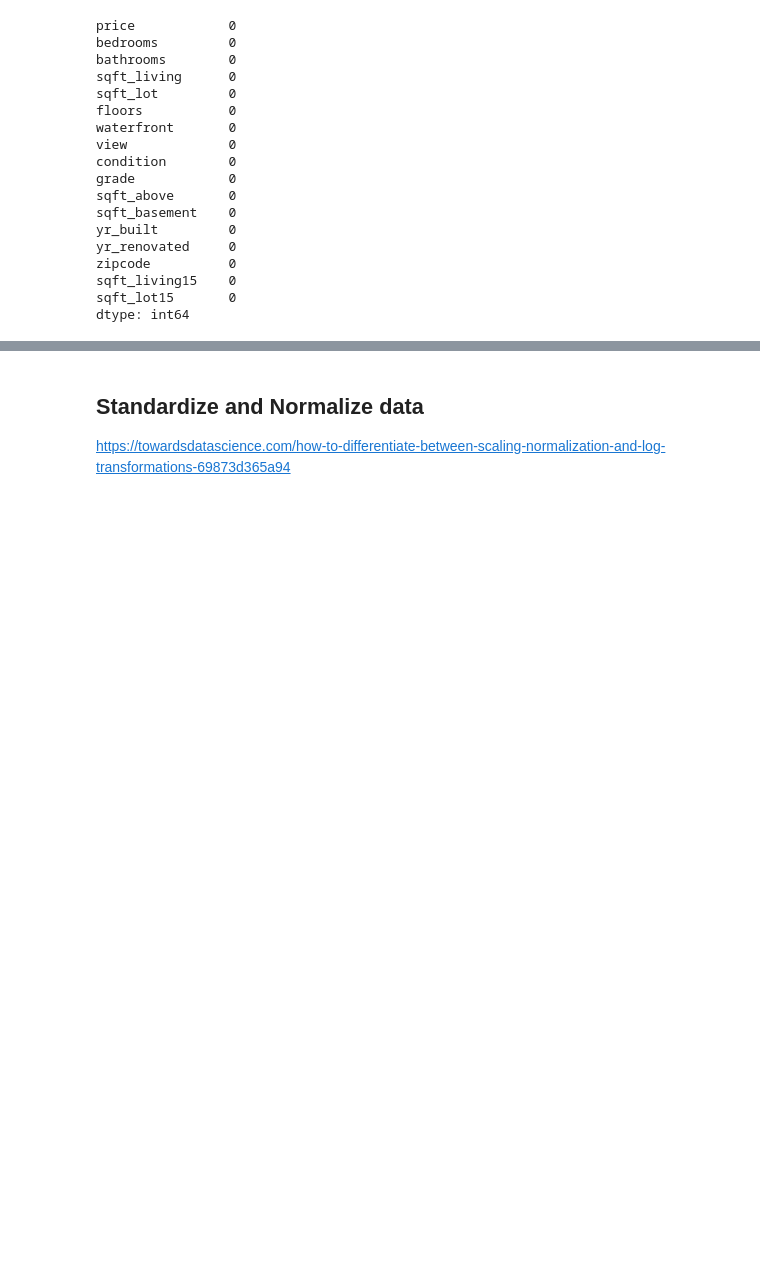
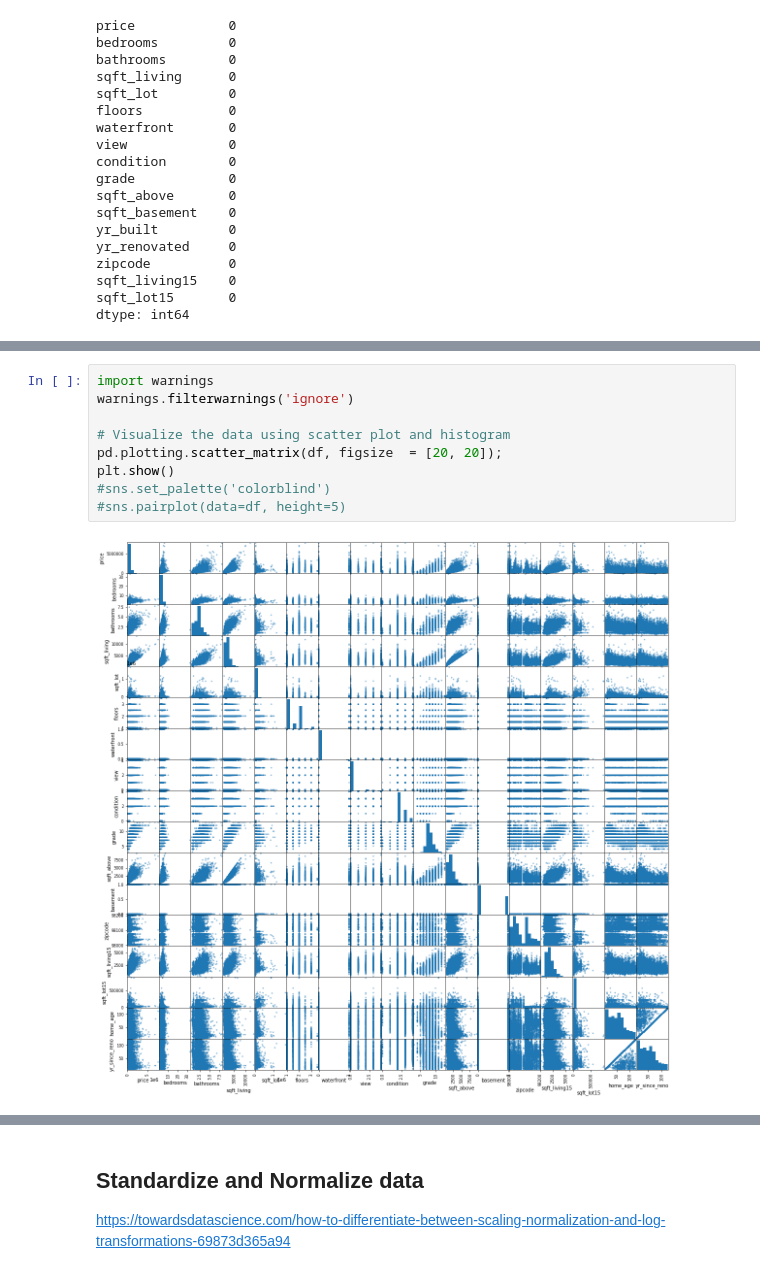
Before and after one commit to kjspring/dsc-phase-2-project-v2-3, a Jupyter notebook: project_notebook.ipynb, the cells around one changed output, grey strips where cells are left out. Cells and saved outputs as stored; diff of their text form; blank space fills up the shorter version.

```diff
--- a/project_notebook.ipynb
+++ b/project_notebook.ipynb
@@ -343,2 +348,13 @@ X.hist(ax = ax);
+# %%
+import warnings
+warnings.filterwarnings('ignore')
+
+# Visualize the data using scatter plot and histogram
+pd.plotting.scatter_matrix(df, figsize  = [20, 20]);
+plt.show()
+#sns.set_palette('colorblind')
+#sns.pairplot(data=df, height=5)
+# %% [output]
+[figure, added]
 # %%
 # Make heatmap
```
Also changed, not shown: parts of 54 cells of this notebook.
